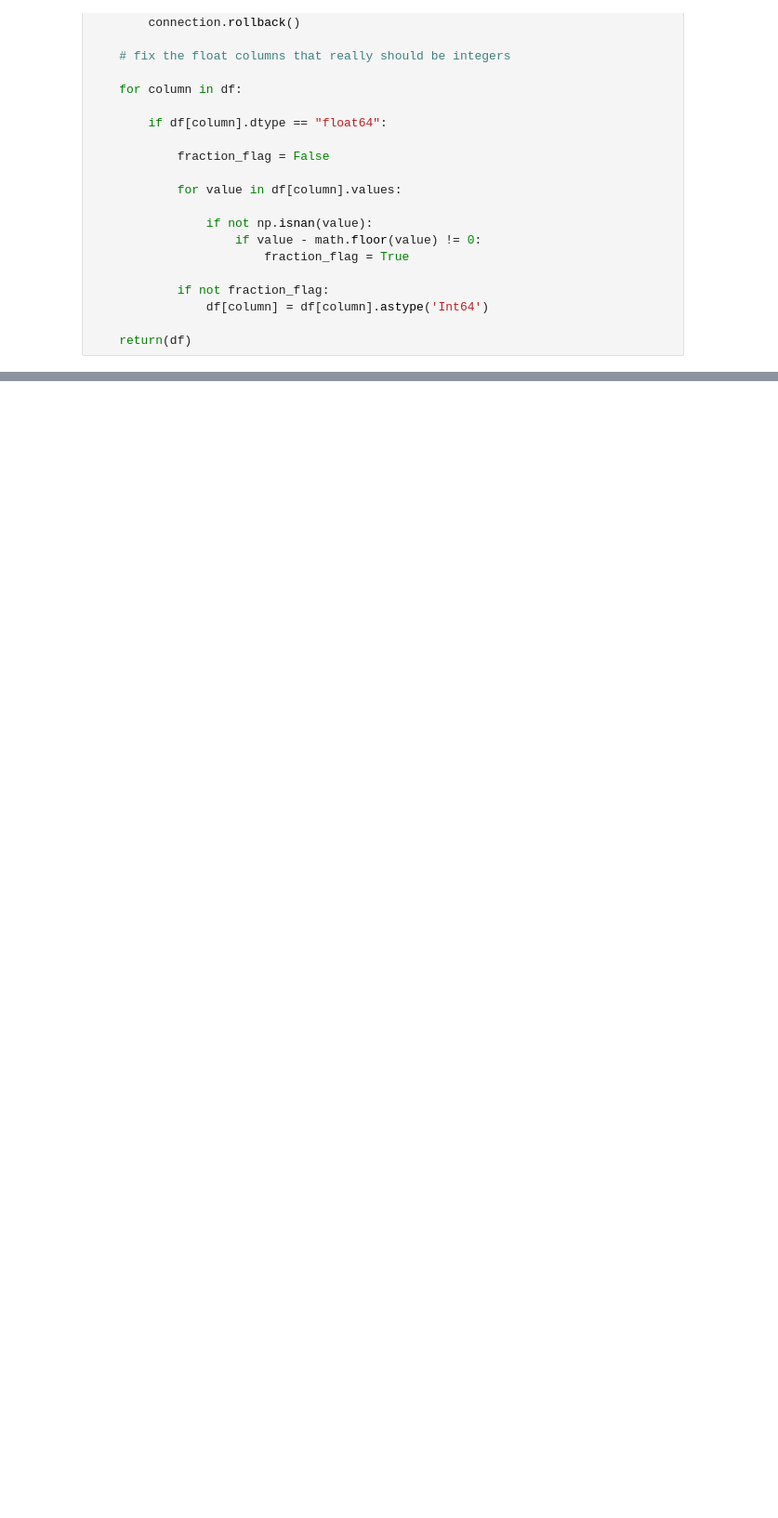
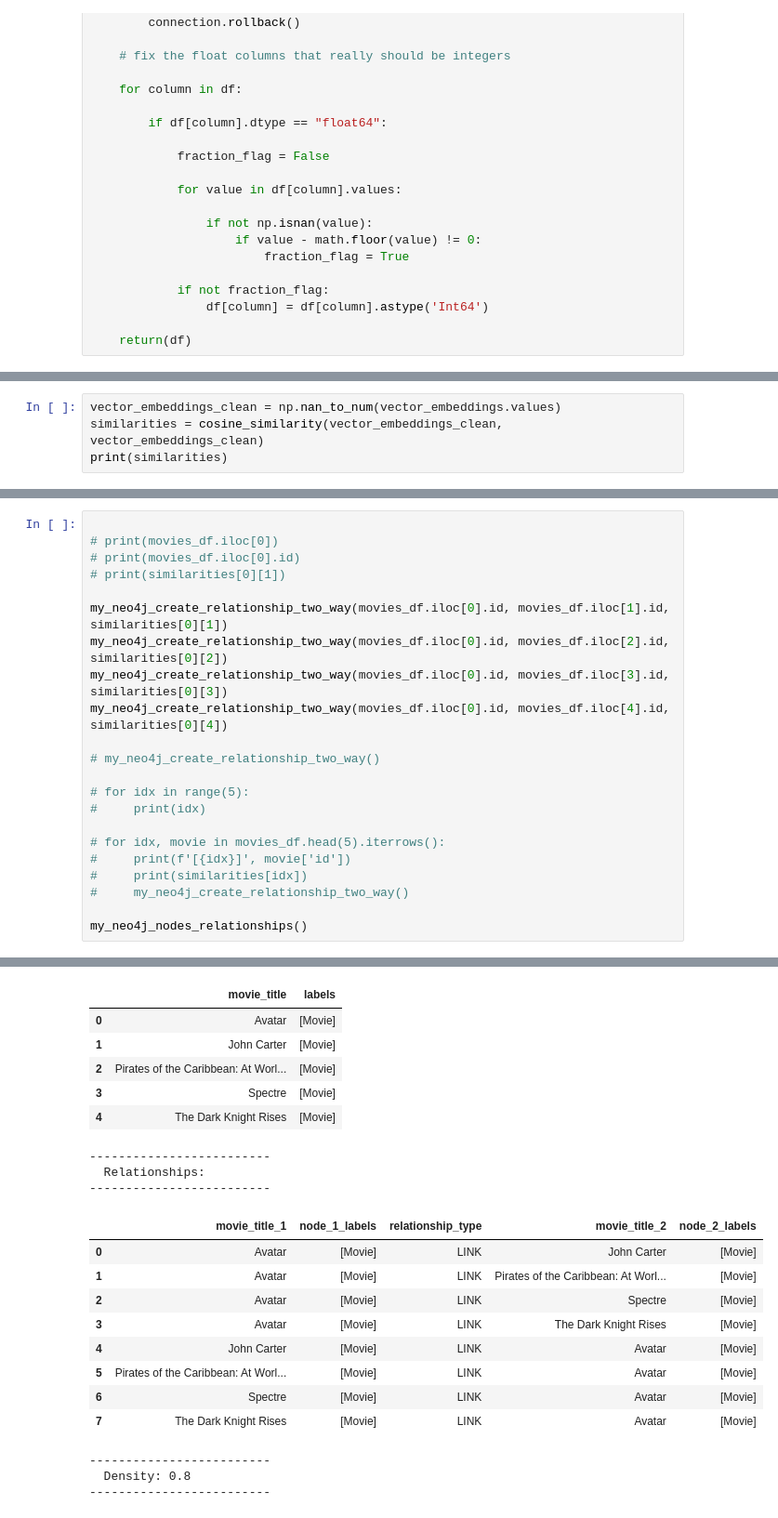
Before and after one commit to richardshelby/movie-recommendation-system, a Jupyter notebook: code/1.0-rjs-eda.ipynb, the cells around one changed output, grey strips where cells are left out. Shown at 93% size. Cells and saved outputs as stored; diff of their text form; blank space fills up the shorter version.

```diff
--- a/code/1.0-rjs-eda.ipynb
+++ b/code/1.0-rjs-eda.ipynb
@@ -128,0 +281,4 @@ Printed  10 movies (of  4804 total).
+# %%
+vector_embeddings_clean = np.nan_to_num(vector_embeddings.values)
+similarities = cosine_similarity(vector_embeddings_clean, vector_embeddings_clean)
+print(similarities)
@@ -128,0 +372,23 @@ Printed  10 movies (of  4804 total).
+# %%
+
+# print(movies_df.iloc[0])
+# print(movies_df.iloc[0].id)
+# print(similarities[0][1])
+
+my_neo4j_create_relationship_two_way(movies_df.iloc[0].id, movies_df.iloc[1].id, similarities[0][1])
+my_neo4j_create_relationship_two_way(movies_df.iloc[0].id, movies_df.iloc[2].id, similarities[0][2])
+my_neo4j_create_relationship_two_way(movies_df.iloc[0].id, movies_df.iloc[3].id, similarities[0][3])
+my_neo4j_create_relationship_two_way(movies_df.iloc[0].id, movies_df.iloc[4].id, similarities[0][4])
+
+# my_neo4j_create_relationship_two_way()
+
+# for idx in range(5):
+#     print(idx)
+
+# for idx, movie in movies_df.head(5).iterrows():
+#     print(f'[{idx}]', movie['id'])
+#     print(similarities[idx])
+#     my_neo4j_create_relationship_two_way()
+
+my_neo4j_nodes_relationships()
+# %% [output]
@@ -128,0 +398,21 @@ Printed  10 movies (of  4804 total).
+|  | movie_title | labels |
+| 0 | Avatar | [Movie] |
+| 1 | John Carter | [Movie] |
+| 2 | Pirates of the Caribbean: At Worl... | [Movie] |
+| 3 | Spectre | [Movie] |
+| 4 | The Dark Knight Rises | [Movie] |
+-------------------------
+  Relationships:
+-------------------------
+|  | movie_title_1 | node_1_labels | relationship_type | movie_title_2 | node_2_labels |
+| 0 | Avatar | [Movie] | LINK | John Carter | [Movie] |
+| 1 | Avatar | [Movie] | LINK | Pirates of the Caribbean: At Worl... | [Movie] |
+| 2 | Avatar | [Movie] | LINK | Spectre | [Movie] |
+| 3 | Avatar | [Movie] | LINK | The Dark Knight Rises | [Movie] |
+| 4 | John Carter | [Movie] | LINK | Avatar | [Movie] |
+| 5 | Pirates of the Caribbean: At Worl... | [Movie] | LINK | Avatar | [Movie] |
+| 6 | Spectre | [Movie] | LINK | Avatar | [Movie] |
+| 7 | The Dark Knight Rises | [Movie] | LINK | Avatar | [Movie] |
+-------------------------
+  Density: 0.8
+-------------------------
```
Also changed, not shown: parts of 26 cells of this notebook.
